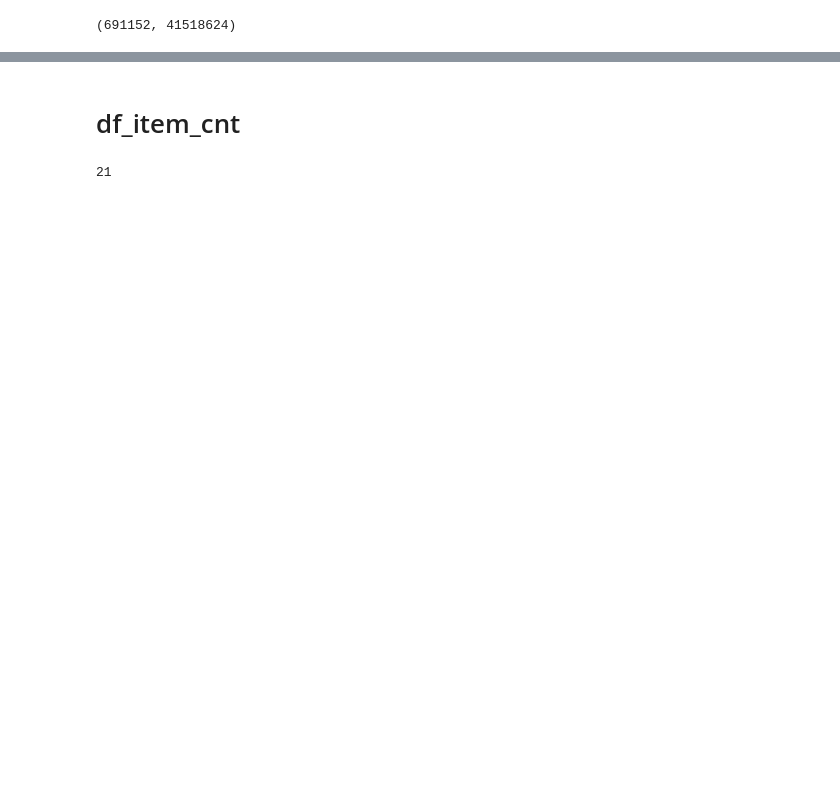
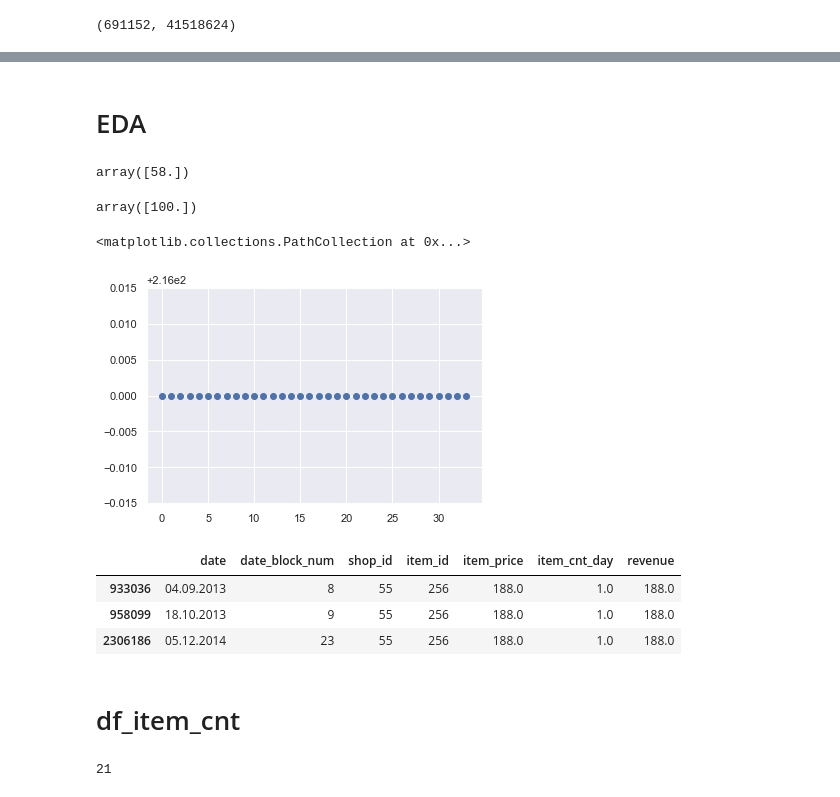
Before and after one commit to dondon1993/Predict-Future-Sales, a Jupyter notebook: df_price.ipynb, the cells around one changed output, grey strips where cells are left out. Saved outputs shown, nothing was run; the diff lists cells and outputs as text; code cells hidden in the pictures; blank space fills up the shorter version.

```diff
--- a/df_price.ipynb
+++ b/df_price.ipynb
@@ -575,3 +600,29 @@ gc.collect()
+# %% [markdown]
+# EDA
+# %%
+group = df_price.groupby(['date_block_num','item_id']).agg({'mean_price': 'mean'})
+group.columns = ['mean_price_mean']
+group.reset_index(inplace = True)
+# %%
+group.loc[group['item_id']==11,'mean_price_mean'].unique()
+# %% [output]
+array([58.])
+# %%
+df_price.loc[df_price['item_id']==245,'mean_price'].unique()
+# %% [output]
+array([100.])
+# %%
+plt.scatter(group.loc[group['item_id']==255,'date_block_num'],group.loc[group['item_id']==255,'mean_price_mean'])
+# %% [output]
+<matplotlib.collections.PathCollection at 0x...>
+[figure, added]
+# %%
+sales_train.loc[sales_train['item_id']==256]
+# %% [output]
+|  | date | date_block_num | shop_id | item_id | item_price | item_cnt_day | revenue |
+| 933036 | 04.09.2013 | 8 | 55 | 256 | 188.0 | 1.0 | 188.0 |
+| 958099 | 18.10.2013 | 9 | 55 | 256 | 188.0 | 1.0 | 188.0 |
+| 2306186 | 05.12.2014 | 23 | 55 | 256 | 188.0 | 1.0 | 188.0 |
 # %% [markdown]
 # df_item_cnt
 # %%
```
Also changed, not shown: parts of 27 cells of this notebook.
